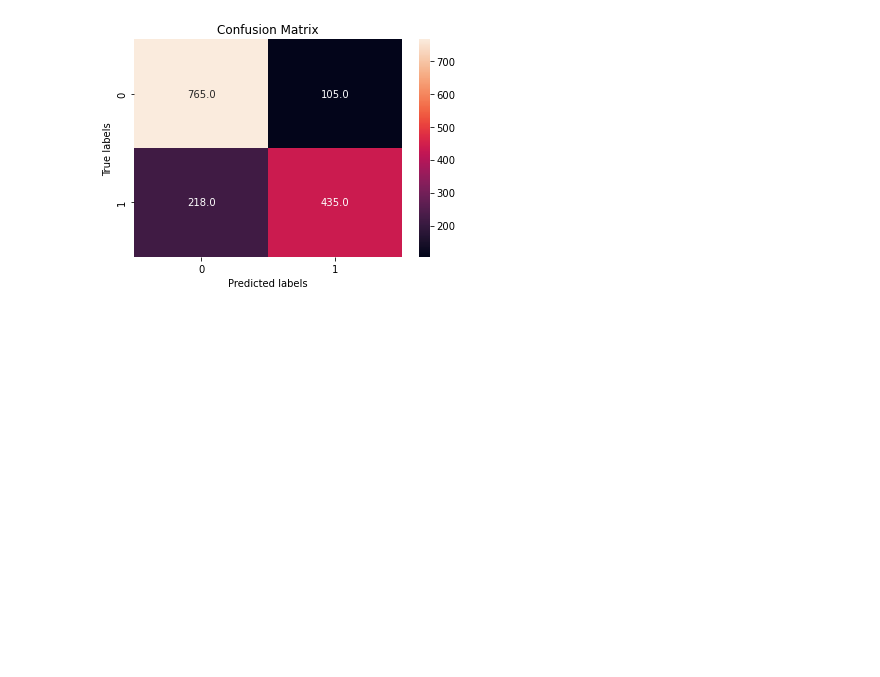
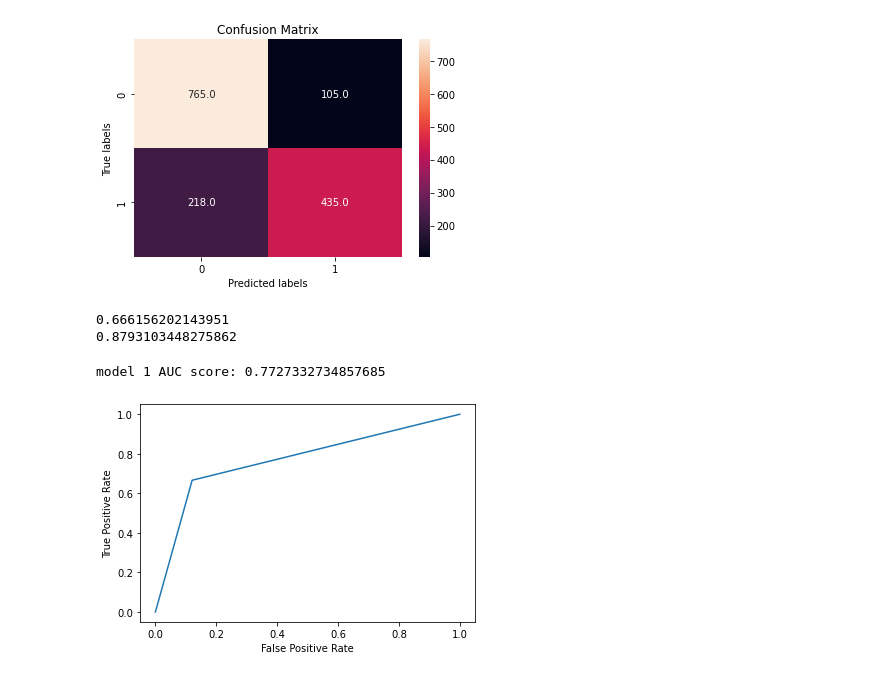
Before and after one commit to shasha920/NLP, a Jupyter notebook: twitterLogConfusion.ipynb, the cells around one changed output. Drawn from its saved outputs; the diff is of its cells as text; code cells hidden in the pictures; blank space fills up the shorter version.

```diff
--- a/twitterLogConfusion.ipynb
+++ b/twitterLogConfusion.ipynb
@@ -289,0 +353,24 @@ plot_confusion_matrix(Y_test,yhat)
+# %%
+Sensitivity_recall = recall_score(Y_test,yhat)
+Specificity_recall = recall_score(Y_test,yhat, pos_label=0)
+print(Sensitivity_recall)
+print(Specificity_recall)
+# %% [output]
+0.666156202143951
+0.8793103448275862
+# %%
+def plot_roc_curve(Y_test,yhat):
+    """
+    plots the roc curve based of the probabilities
+    """
+
+    fpr, tpr, thresholds = roc_curve(Y_test,yhat)
+    plt.plot(fpr, tpr)
+    plt.xlabel('False Positive Rate')
+    plt.ylabel('True Positive Rate')
+# %%
+plot_roc_curve(Y_test,yhat)
+print(f'model 1 AUC score: {roc_auc_score(Y_test,yhat)}')
+# %% [output]
+model 1 AUC score: 0.7727332734857685
+[figure, added]
```
Also changed, not shown: parts of 33 cells of this notebook.
